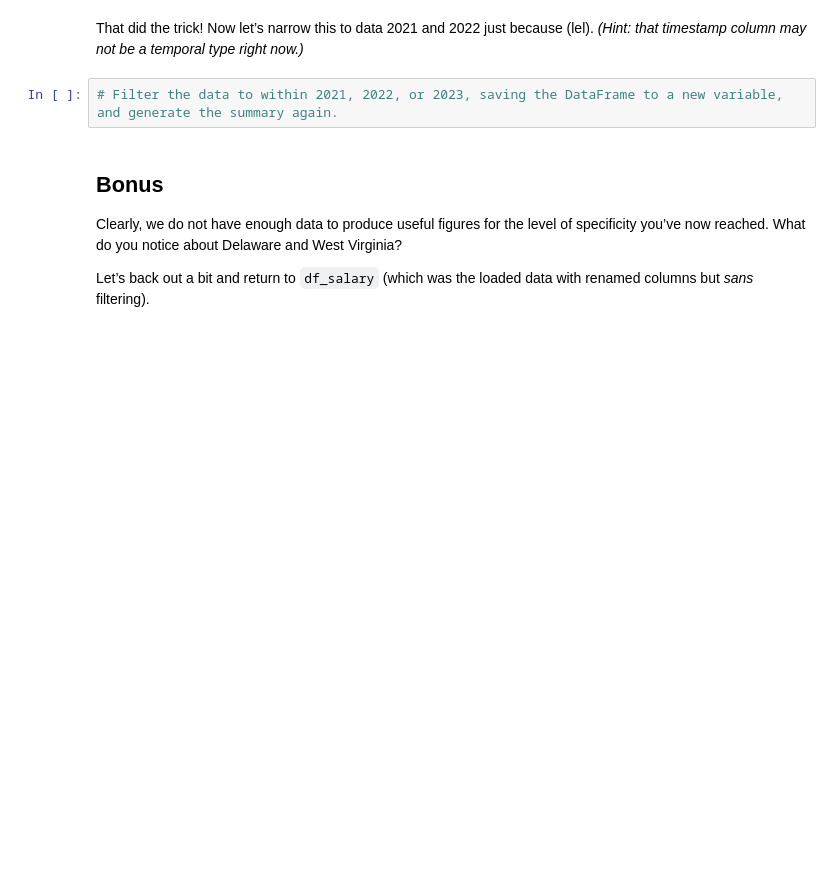
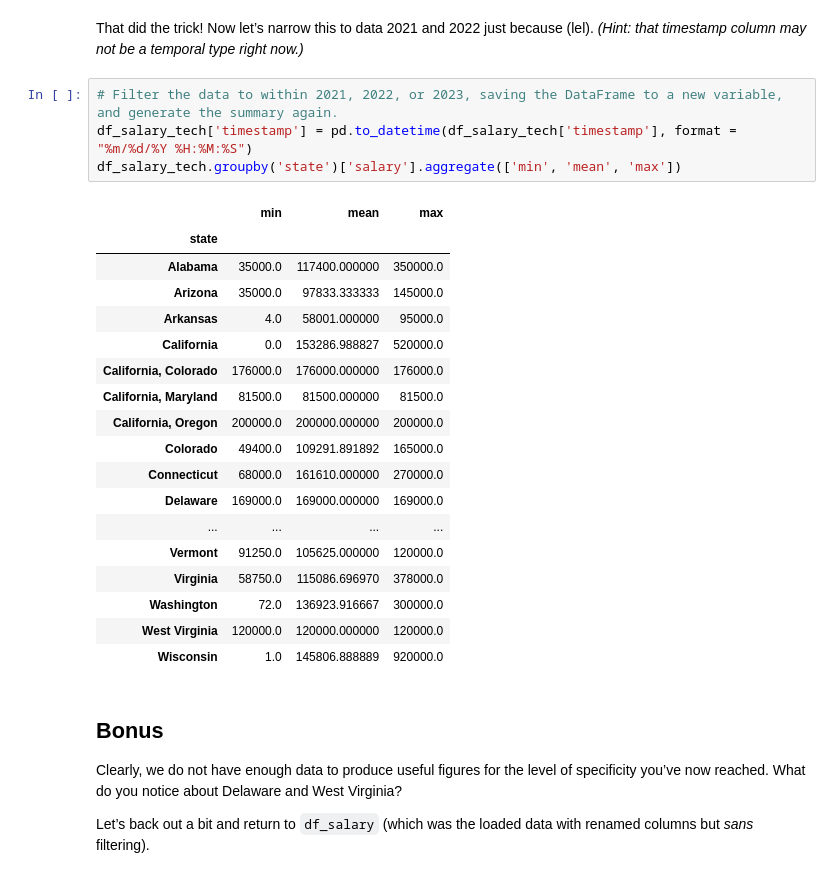
Before and after one commit to MSK59/-MSK--ds-fall-2025-wed, a Jupyter notebook: Week-02-Pandas-Part-2-and-DS-Overview/exercise/Muhammad-Khalid-Exercise-Week-02.ipynb, the cells around one changed output. Cells and saved outputs as stored; diff of their text form; blank space fills up the shorter version.

```diff
--- a/Week-02-Pandas-Part-2-and-DS-Overview/exercise/Muhammad-Khalid-Exercise-Week-02.ipynb
+++ b/Week-02-Pandas-Part-2-and-DS-Overview/exercise/Muhammad-Khalid-Exercise-Week-02.ipynb
@@ -281,6 +457,27 @@ Let’s try that again.
 That did the trick! Now let’s narrow this to data 2021 and 2022 just because (lel). *(Hint: that timestamp column may not be a temporal type right now.)*
 # %%
 # Filter the data to within 2021, 2022, or 2023, saving the DataFrame to a new variable, and generate the summary again.
+df_salary_tech['timestamp'] = pd.to_datetime(df_salary_tech['timestamp'], format = "%m/%d/%Y %H:%M:%S")
+df_salary_tech.groupby('state')['salary'].aggregate(['min', 'mean', 'max'])
+# %% [output]
+|  | min | mean | max |
+| state |  |  |  |
+| Alabama | 35000.0 | 117400.000000 | 350000.0 |
+| Arizona | 35000.0 | 97833.333333 | 145000.0 |
+| Arkansas | 4.0 | 58001.000000 | 95000.0 |
+| California | 0.0 | 153286.988827 | 520000.0 |
+| California, Colorado | 176000.0 | 176000.000000 | 176000.0 |
+| California, Maryland | 81500.0 | 81500.000000 | 81500.0 |
+| California, Oregon | 200000.0 | 200000.000000 | 200000.0 |
+| Colorado | 49400.0 | 109291.891892 | 165000.0 |
+| Connecticut | 68000.0 | 161610.000000 | 270000.0 |
+| Delaware | 169000.0 | 169000.000000 | 169000.0 |
+| ... | ... | ... | ... |
+| Vermont | 91250.0 | 105625.000000 | 120000.0 |
+| Virginia | 58750.0 | 115086.696970 | 378000.0 |
+| Washington | 72.0 | 136923.916667 | 300000.0 |
+| West Virginia | 120000.0 | 120000.000000 | 120000.0 |
+| Wisconsin | 1.0 | 145806.888889 | 920000.0 |
 # %% [markdown]
 ## Bonus
 
```
Also changed, not shown: parts of 15 cells of this notebook.
